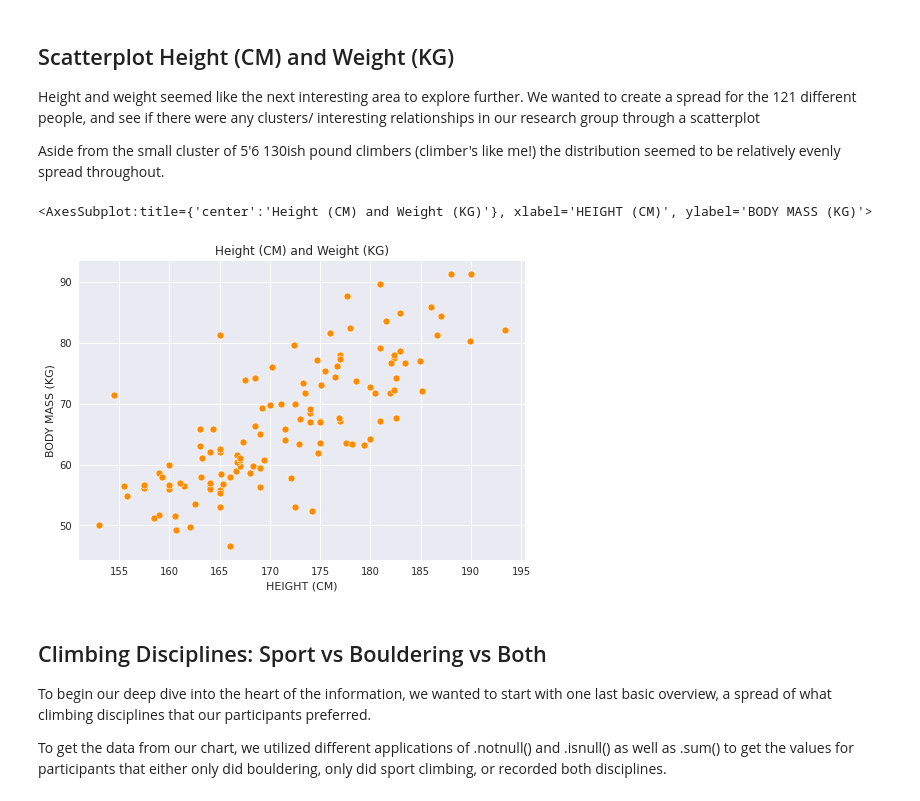
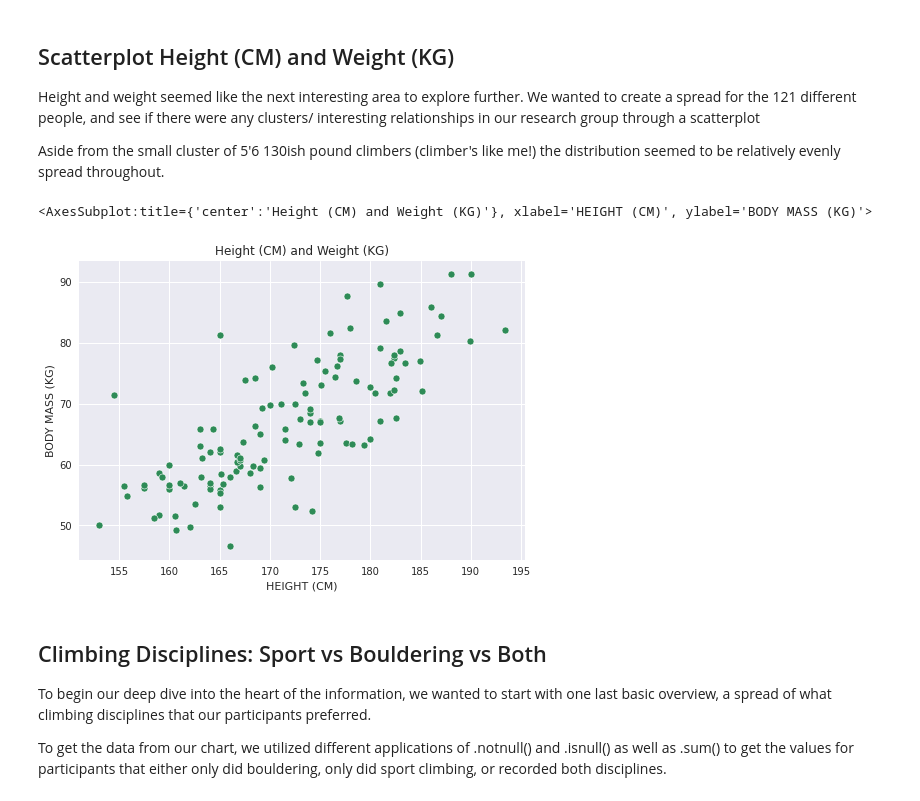
Before and after one commit to haokliao/Critical-Force-Visualization, a Jupyter notebook: EDA_001_notebook.ipynb, the cells around one changed output. Cells and saved outputs as stored; diff of their text form; code cells hidden in the pictures.

```diff
--- a/EDA_001_notebook.ipynb
+++ b/EDA_001_notebook.ipynb
@@ -117,10 +117,10 @@ Aside from the small cluster of 5'6 130ish pound climbers (climber's like me!) t
 # %%
 #Create Seaborn Scatterplot
 plt.title('Height (CM) and Weight (KG)')
-sns.scatterplot(data = dataframe, x="HEIGHT (CM)", y="BODY MASS (KG)",color='darkorange')
+sns.scatterplot(data = dataframe, x="HEIGHT (CM)", y="BODY MASS (KG)",color='seagreen')
 # %% [output]
 <AxesSubplot:title={'center':'Height (CM) and Weight (KG)'}, xlabel='HEIGHT (CM)', ylabel='BODY MASS (KG)'>
-[figure, old version]
+[figure, new version]
 # %% [markdown]
 ## Climbing Disciplines:  Sport vs Bouldering vs Both
 
```
Also changed, not shown: parts of 2 cells of this notebook.
